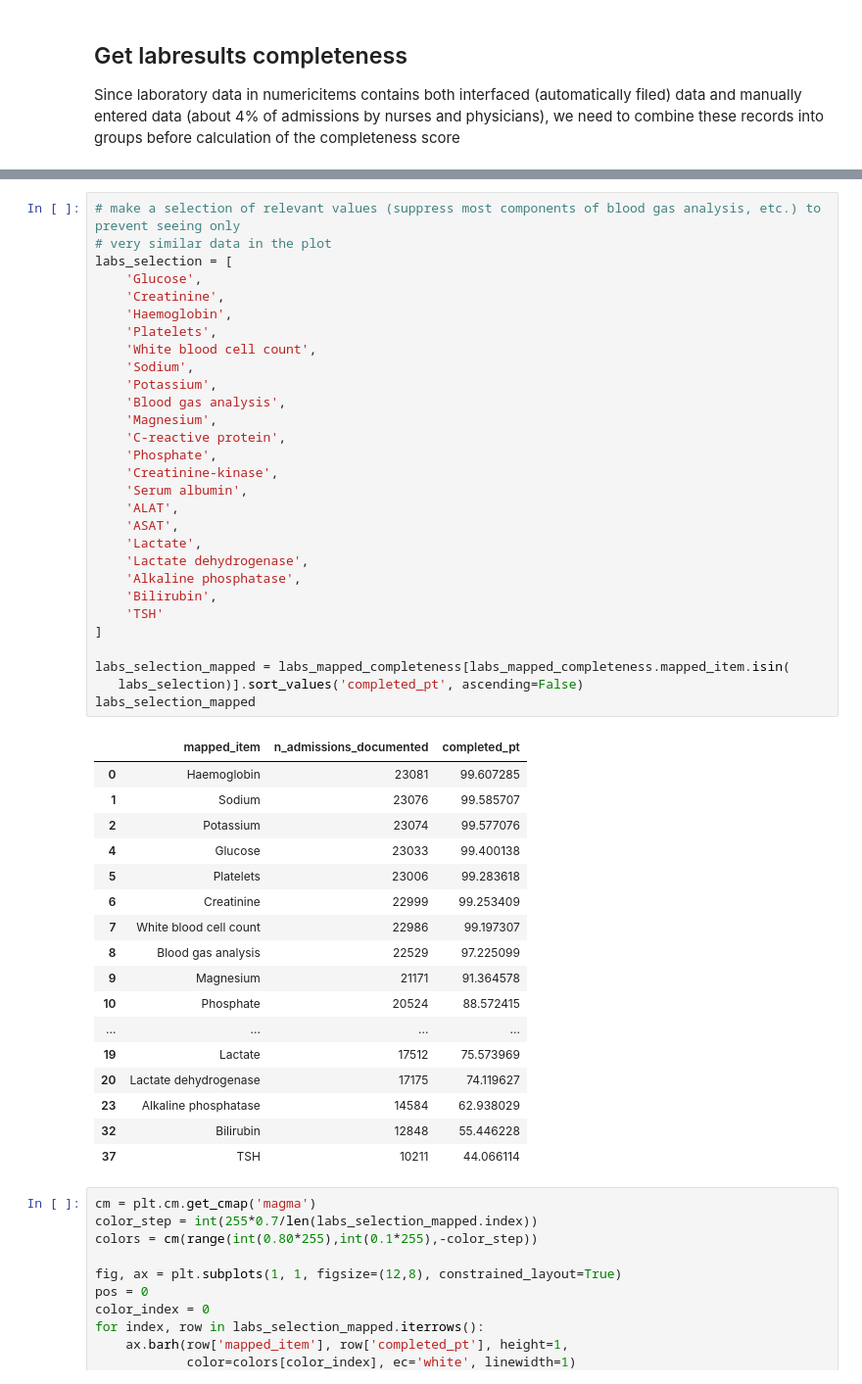
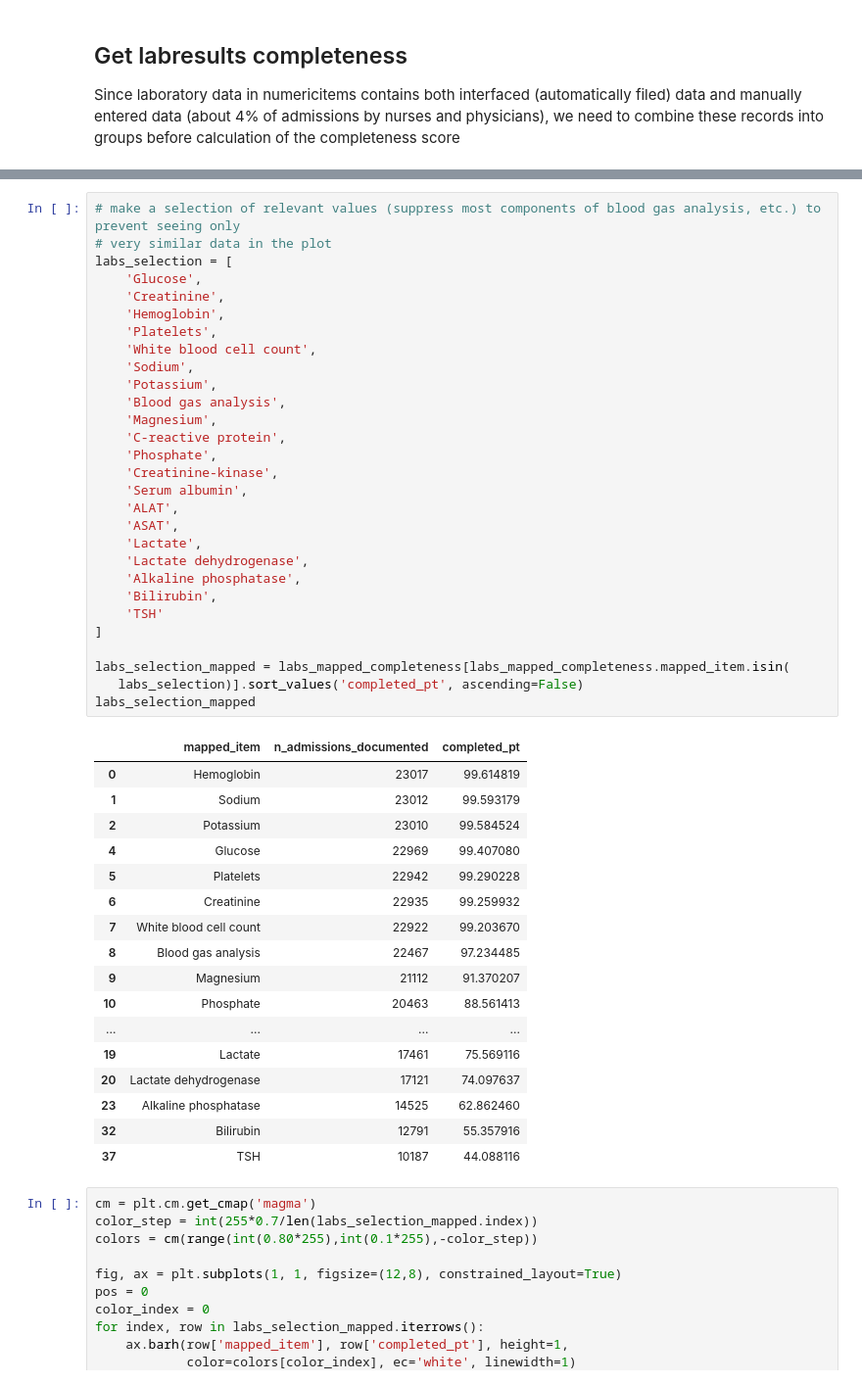
Before and after one commit to AmsterdamUMC/AmsterdamUMCdb, a Jupyter notebook: paper/paper-fig2-data-diversity.ipynb, the cells around one changed output, grey strips where cells are left out. Shown at 98% size. Cells and saved outputs as stored; diff of their text form.

```diff
--- a/paper/paper-fig2-data-diversity.ipynb
+++ b/paper/paper-fig2-data-diversity.ipynb
@@ -676,50 +676,50 @@ labs_mapped_completeness.head(50)
 # %%
 # make a selection of relevant values (suppress most components of blood gas analysis, etc.) to prevent seeing only
 # very similar data in the plot
 labs_selection = [
     'Glucose',
     'Creatinine',
-    'Haemoglobin',
+    'Hemoglobin',
     'Platelets',
     'White blood cell count',
     'Sodium',
     'Potassium',
     'Blood gas analysis',
     'Magnesium',
     'C-reactive protein',
     'Phosphate',
     'Creatinine-kinase',
     'Serum albumin',
     'ALAT',
     'ASAT',
     'Lactate',
     'Lactate dehydrogenase',
     'Alkaline phosphatase',
     'Bilirubin',
     'TSH'
 ]
 
 labs_selection_mapped = labs_mapped_completeness[labs_mapped_completeness.mapped_item.isin(
    labs_selection)].sort_values('completed_pt', ascending=False)
 labs_selection_mapped
 # %% [output]
 |  | mapped_item | n_admissions_documented | completed_pt |
-| 0 | Haemoglobin | 23081 | 99.607285 |
-| 1 | Sodium | 23076 | 99.585707 |
-| 2 | Potassium | 23074 | 99.577076 |
-| 4 | Glucose | 23033 | 99.400138 |
-| 5 | Platelets | 23006 | 99.283618 |
-| 6 | Creatinine | 22999 | 99.253409 |
-| 7 | White blood cell count | 22986 | 99.197307 |
-| 8 | Blood gas analysis | 22529 | 97.225099 |
-| 9 | Magnesium | 21171 | 91.364578 |
-| 10 | Phosphate | 20524 | 88.572415 |
+| 0 | Hemoglobin | 23017 | 99.614819 |
+| 1 | Sodium | 23012 | 99.593179 |
+| 2 | Potassium | 23010 | 99.584524 |
+| 4 | Glucose | 22969 | 99.407080 |
+| 5 | Platelets | 22942 | 99.290228 |
+| 6 | Creatinine | 22935 | 99.259932 |
+| 7 | White blood cell count | 22922 | 99.203670 |
+| 8 | Blood gas analysis | 22467 | 97.234485 |
+| 9 | Magnesium | 21112 | 91.370207 |
+| 10 | Phosphate | 20463 | 88.561413 |
 | ... | ... | ... | ... |
-| 19 | Lactate | 17512 | 75.573969 |
-| 20 | Lactate dehydrogenase | 17175 | 74.119627 |
-| 23 | Alkaline phosphatase | 14584 | 62.938029 |
-| 32 | Bilirubin | 12848 | 55.446228 |
-| 37 | TSH | 10211 | 44.066114 |
+| 19 | Lactate | 17461 | 75.569116 |
+| 20 | Lactate dehydrogenase | 17121 | 74.097637 |
+| 23 | Alkaline phosphatase | 14525 | 62.862460 |
+| 32 | Bilirubin | 12791 | 55.357916 |
+| 37 | TSH | 10187 | 44.088116 |
 # %%
 cm = plt.cm.get_cmap('magma')
 color_step = int(255*0.7/len(labs_selection_mapped.index))
```
Also changed, not shown: parts of 19 cells of this notebook, 22 other files.
